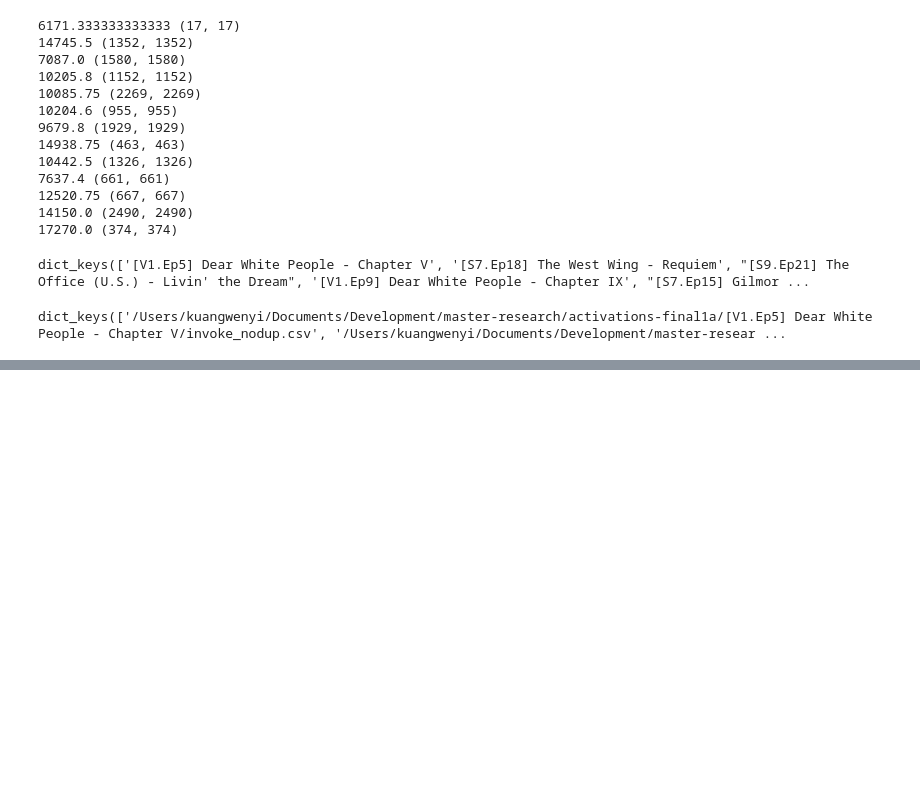
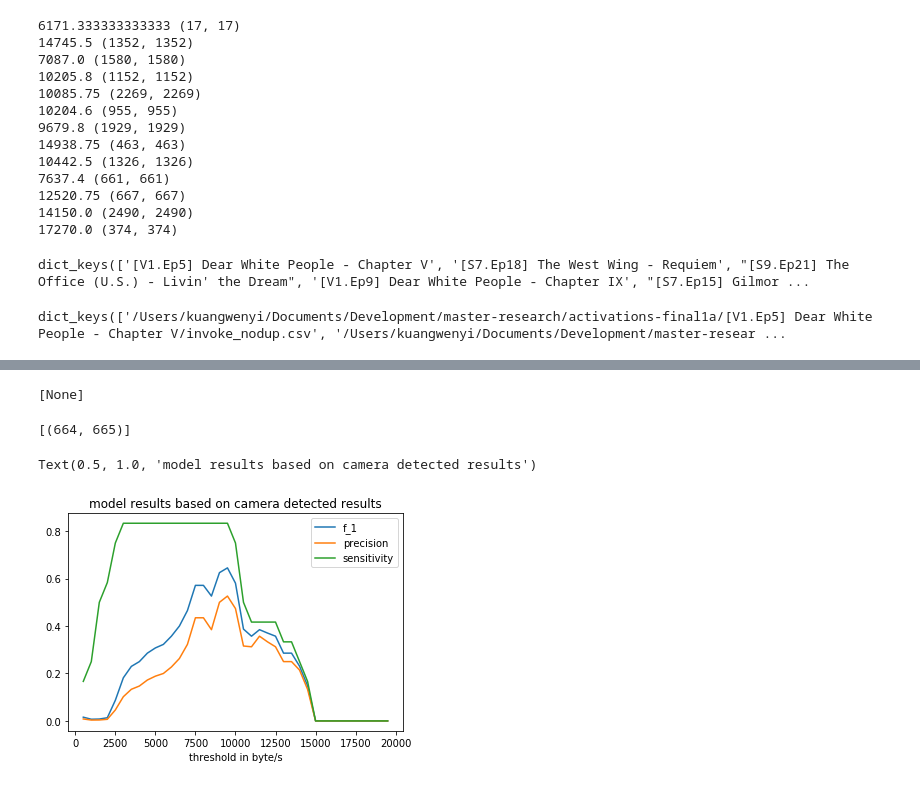
Before and after one commit to wnykuang/activation_detector, a Jupyter notebook: EDA_modeling_final1a.ipynb, the cells around one changed output, grey strips where cells are left out. Saved outputs shown, nothing was run; the diff lists cells and outputs as text; code cells hidden in the pictures; blank space fills up the shorter version.

```diff
--- a/EDA_modeling_final1a.ipynb
+++ b/EDA_modeling_final1a.ipynb
@@ -3335,0 +3339,16 @@ dict_keys(['/Users/kuangwenyi/Documents/Development/master-research/activations-
+# %%
+file_name_camera_activated_time = defaultdict(list)
+with open(camera_result_path) as f:
+    last_line = ""
+    for line in f:
+        if "/" in line:
+            file_name = line.split('/')[3]
+            start_flag = True
+        if 'invoke' in line:
+            file_name_camera_activated_time[file_name].append(eval(line.split(':')[1]))
+# %%
+ground_camera_csv_paths = []
+for p in seprate_paths['invoke_nodup']:
+    if p.split('/')[7] in file_name_camera_activated_time:
+        print(p.split('/')[7])
+        ground_camera_csv_paths.append(p)
@@ -3335,0 +3368,4 @@ dict_keys(['/Users/kuangwenyi/Documents/Development/master-research/activations-
+# %%
+ground_camera_df_speeds = {}
+for path in ground_camera_csv_paths:
+    ground_camera_df_speeds[path.split('/')[7]] = generate_speeds_conlumns(path)
@@ -3335,0 +3387,9 @@ dict_keys(['/Users/kuangwenyi/Documents/Development/master-research/activations-
+# %%
+temp = ground_camera_df_speeds['[V1.Ep5] Dear White People - Chapter V']
+get_activation_time(temp, 15000)
+# %% [output]
+[None]
+# %%
+file_name_camera_activated_time['[V1.Ep5] Dear White People - Chapter V']
+# %% [output]
+[(664, 665)]
@@ -3335,0 +3431,25 @@ dict_keys(['/Users/kuangwenyi/Documents/Development/master-research/activations-
+# %%
+compute_fp_fn_camera(8000, ground_camera_df_speeds, file_name_camera_activated_time)
+res = []
+for threshold in range(500, 20000, 500):
+    res.append((*compute_fp_fn_camera(threshold, ground_camera_df_speeds, file_name_camera_activated_time), threshold))
+# %%
+res = np.asarray(res)
+data = pd.DataFrame({
+    'threshold' : res[:, 3],
+    'sensitivity': res[:, 1],
+    'precision': res[:, 0],
+    'f_1': res[:, 2]
+})
+#plt.plot("threshold", 'true_positvie', data)
+# plt.plot(res[:, 3], res[:, 0])
+# plt.plot(res[:, 3], res[:, 2])
+plt.plot('threshold', 'f_1', data=data)
+plt.plot('threshold', 'precision', data=data)
+plt.plot('threshold', 'sensitivity', data=data)
+plt.legend()
+plt.xlabel('threshold in byte/s')
+plt.title('model results based on camera detected results')
+# %% [output]
+Text(0.5, 1.0, 'model results based on camera detected results')
+[figure, added]
```
Also changed, not shown: parts of 8 cells of this notebook.
